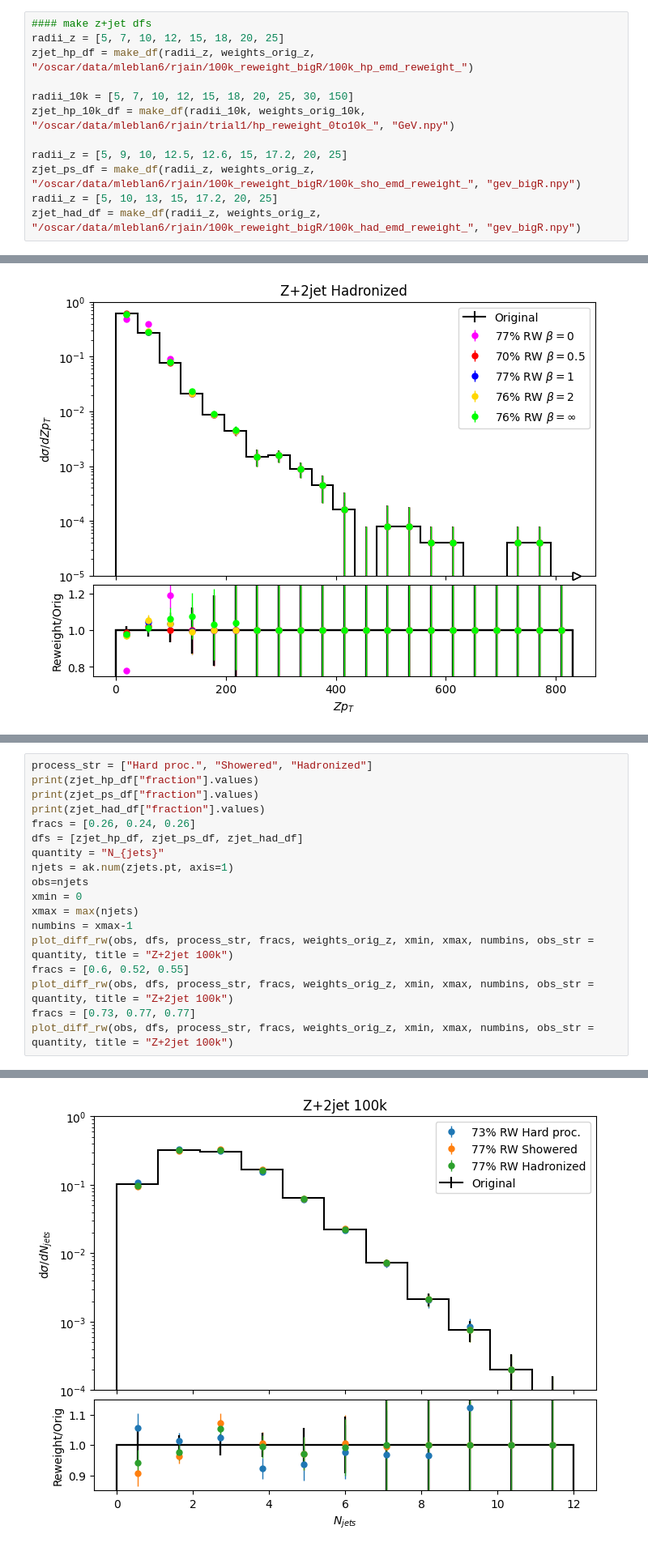
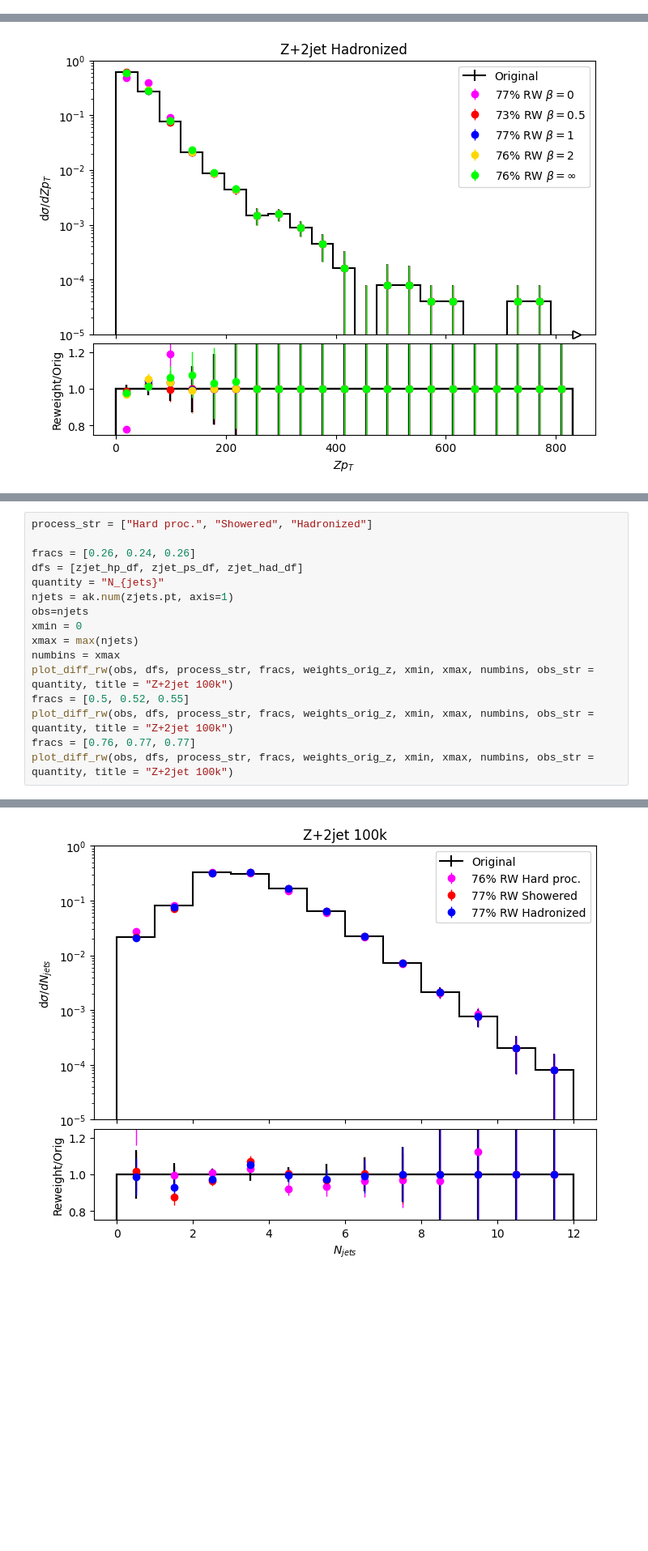
Before and after one commit to leblanc-lab/ot-cres, a Jupyter notebook: cell_reweighting_scripts/plot_zjet_hist.ipynb, the cells around one changed output, grey strips where cells are left out. Shown at 81% size. Drawn from its saved outputs; the diff is of its cells as text; blank space fills up the shorter version.

```diff
--- a/cell_reweighting_scripts/plot_zjet_hist.ipynb
+++ b/cell_reweighting_scripts/plot_zjet_hist.ipynb
@@ -280,15 +260,3 @@ zjet_had_b2RJ_df = make_df(radii_beta2RJ_had_100k, weights_orig_z, "/users/lhay/
-# %%
-#### make z+jet dfs
-radii_z = [5, 7, 10, 12, 15, 18, 20, 25]
-zjet_hp_df = make_df(radii_z, weights_orig_z, "/oscar/data/mleblan6/rjain/100k_reweight_bigR/100k_hp_emd_reweight_")
-
-radii_10k = [5, 7, 10, 12, 15, 18, 20, 25, 30, 150]
-zjet_hp_10k_df = make_df(radii_10k, weights_orig_10k, "/oscar/data/mleblan6/rjain/trial1/hp_reweight_0to10k_", "GeV.npy")
-
-radii_z = [5, 9, 10, 12.5, 12.6, 15, 17.2, 20, 25]
-zjet_ps_df = make_df(radii_z, weights_orig_z, "/oscar/data/mleblan6/rjain/100k_reweight_bigR/100k_sho_emd_reweight_", "gev_bigR.npy")
-radii_z = [5, 10, 13, 15, 17.2, 20, 25]
-zjet_had_df = make_df(radii_z, weights_orig_z, "/oscar/data/mleblan6/rjain/100k_reweight_bigR/100k_had_emd_reweight_", "gev_bigR.npy")
 # %%
 strings = ["Z+jets ps beta=0.5 100k",  "Z+jets hp beta=0.5 100k", "Z+jets had beta=0.5 100k",]
 weights_orig_list = [weights_orig_z, weights_orig_z, weights_orig_z]
@@ -579,8 +561,6 @@ plot_same_rw_all(obs, dfs[2], weights_orig_z, numbins, xmin, xmax, sel=sel, obs_
 # %%
 process_str = ["Hard proc.", "Showered", "Hadronized"]
-print(zjet_hp_df["fraction"].values)
-print(zjet_ps_df["fraction"].values)
-print(zjet_had_df["fraction"].values)
+
 fracs = [0.26, 0.24, 0.26]
 dfs = [zjet_hp_df, zjet_ps_df, zjet_had_df]
 quantity = "N_{jets}"
@@ -588,10 +568,10 @@ njets = ak.num(zjets.pt, axis=1)
 obs=njets
 xmin = 0
 xmax = max(njets)
-numbins = xmax-1
+numbins = xmax
 plot_diff_rw(obs, dfs, process_str, fracs, weights_orig_z, xmin, xmax, numbins, obs_str = quantity, title = "Z+2jet 100k")
-fracs = [0.6, 0.52, 0.55]
+fracs = [0.5, 0.52, 0.55]
 plot_diff_rw(obs, dfs, process_str, fracs, weights_orig_z, xmin, xmax, numbins, obs_str = quantity, title = "Z+2jet 100k")
-fracs = [0.73, 0.77, 0.77]
+fracs = [0.76, 0.77, 0.77]
 plot_diff_rw(obs, dfs, process_str, fracs, weights_orig_z, xmin, xmax, numbins, obs_str = quantity, title = "Z+2jet 100k")
 # %% [output]
@@ -603 +580 @@ plot_diff_rw(obs, dfs, process_str, fracs, weights_orig_z, xmin, xmax, numbins,
-[figure, old version]
+[figure, new version]
```
Also changed, not shown: parts of 15 cells of this notebook, 2 other files.
